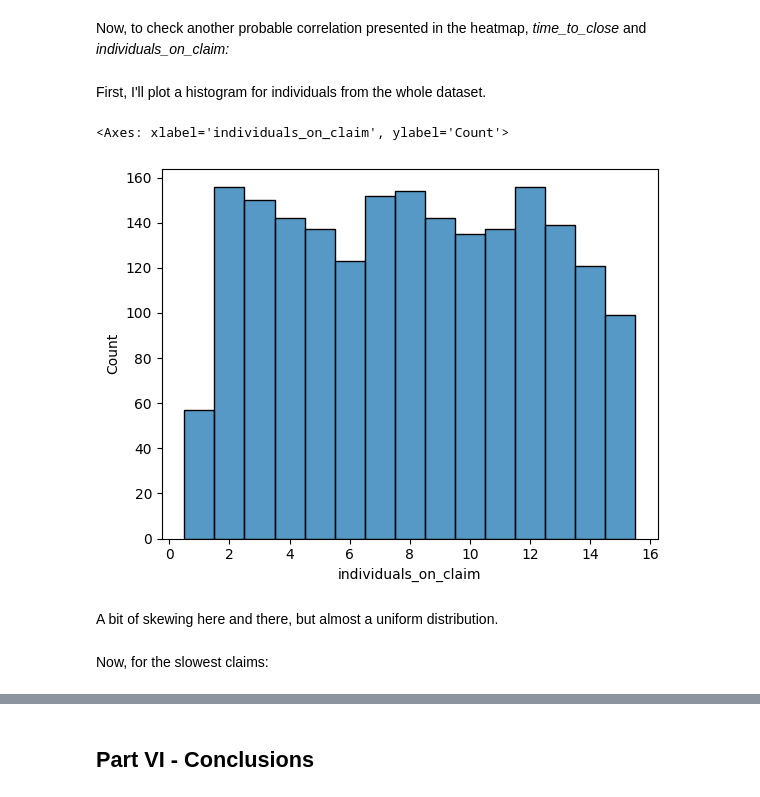
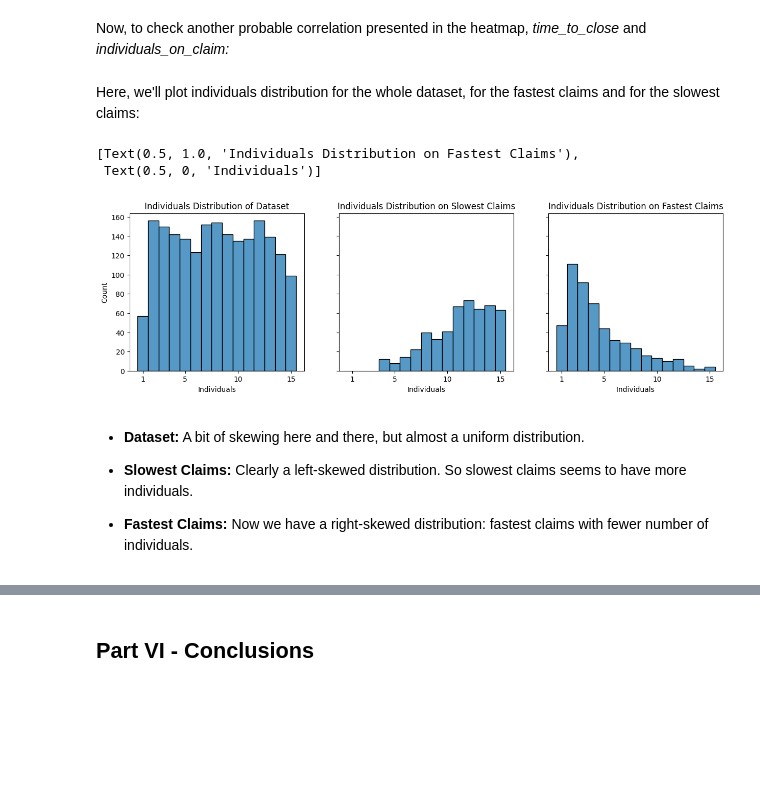
Before and after one commit to matheusaraujotrd/Dados-PRF, a Jupyter notebook: Case-Study-1-Food-Claims/notebook.ipynb, the cells around one changed output, grey strips where cells are left out. Saved outputs shown, nothing was run; the diff lists cells and outputs as text; code cells hidden in the pictures; blank space fills up the shorter version.

```diff
--- a/Case-Study-1-Food-Claims/notebook.ipynb
+++ b/Case-Study-1-Food-Claims/notebook.ipynb
@@ -314,14 +324,20 @@ Indeed. specially at the lower leverls (0-~30000), claims with less amounts seem
 # %% [markdown]
 Now, to check another probable correlation presented in the heatmap, *time_to_close* and *individuals_on_claim:*
 # %% [markdown]
-First, I'll plot a histogram for individuals from the whole dataset.
+Here, we'll plot individuals distribution for the whole dataset, for the fastest claims and for the slowest claims:
 # %%
 #@title
-sns.histplot(data=food_claims_cleaned, x="individuals_on_claim", discrete=True)
+fig, axes = plt.subplots(1, 3, figsize=(15,4), sharey=True, sharex=True)
+sns.histplot(ax=axes[0], data=food_claims_cleaned, x="individuals_on_claim", discrete=True).set(title="Individuals Distribution of Dataset", xlabel="Individuals", xticks=([1, 5,10,15]), xticklabels=(["1", "5", "10", "15"]))
+sns.histplot(ax=axes[1], data=slowest_claims, x="individuals_on_claim", discrete=True).set(title="Individuals Distribution on Slowest Claims", xlabel="Individuals")
+sns.histplot(ax=axes[2], data=fastests_claims, x="individuals_on_claim", discrete=True).set(title="Individuals Distribution on Fastest Claims", xlabel="Individuals")
 # %% [output]
-<Axes: xlabel='individuals_on_claim', ylabel='Count'>
+[Text(0.5, 1.0, 'Individuals Distribution on Fastest Claims'),
+ Text(0.5, 0, 'Individuals')]
-[figure, old version]
+[figure, new version]
 # %% [markdown]
-A bit of skewing here and there, but almost a uniform distribution.
+* **Dataset:** A bit of skewing here and there, but almost a uniform distribution.
+
+* **Slowest Claims:** Clearly a left-skewed distribution. So slowest claims seems to have more individuals.
+
+* **Fastest Claims:** Now we have a right-skewed distribution: fastest claims with fewer number of individuals.
-# %% [markdown]
-Now, for the slowest claims:
```
Also changed, not shown: parts of 17 cells of this notebook.
